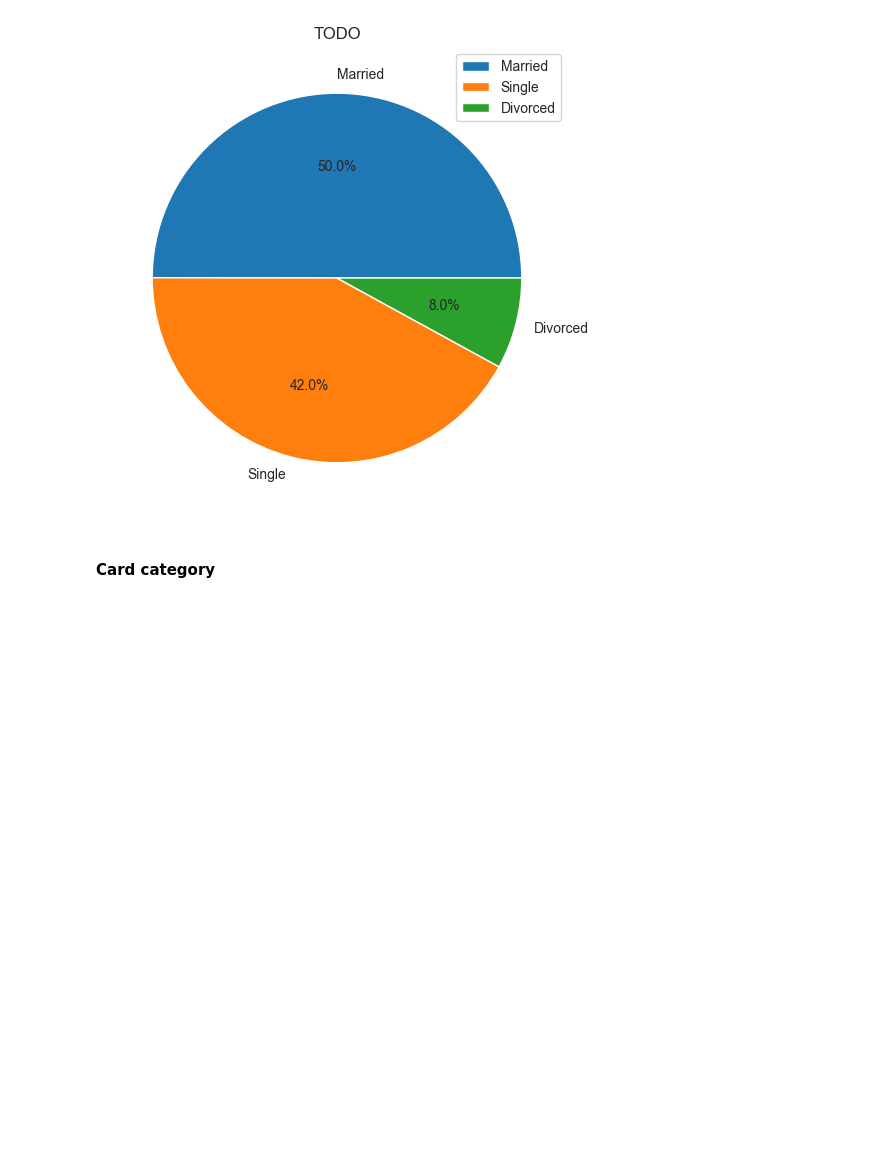
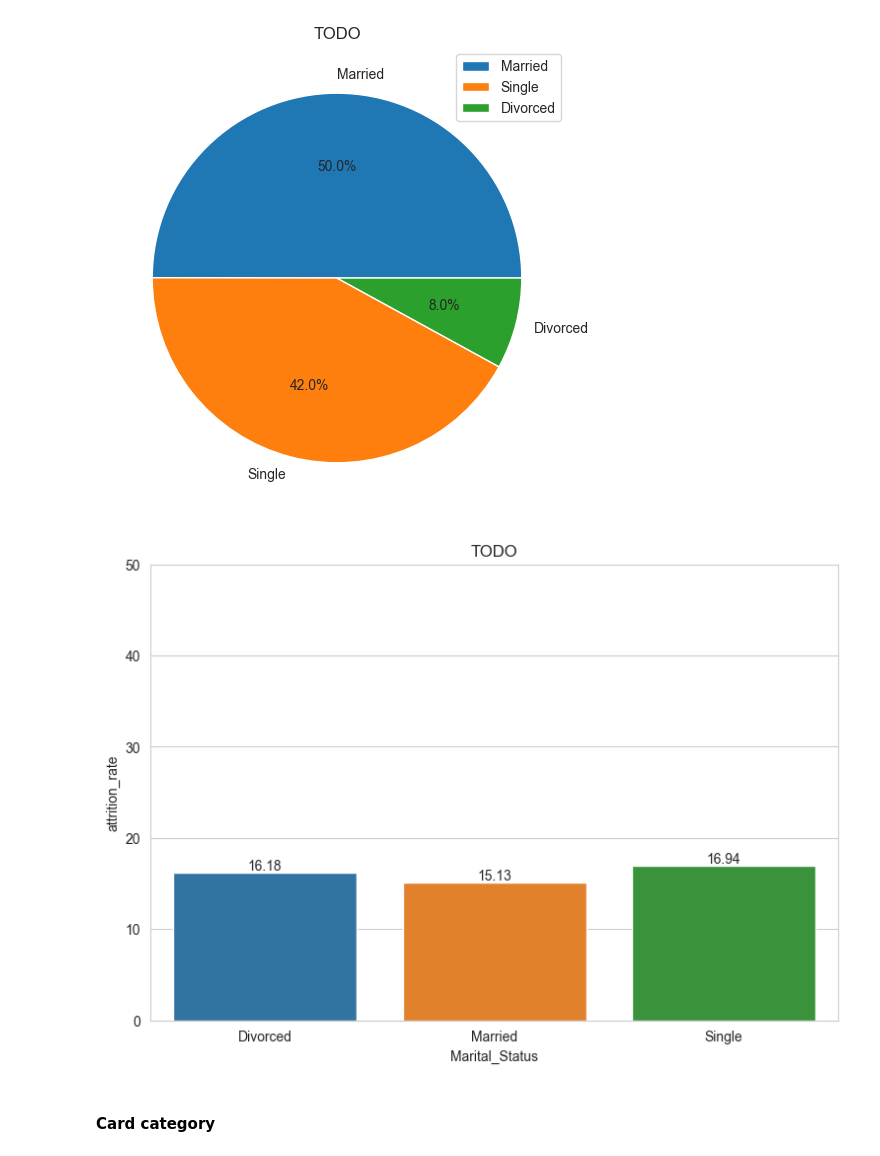
Before and after one commit to kasiadybcio/Credit_card, a Jupyter notebook: eda.ipynb, the cells around one changed output. Cells and saved outputs as stored; diff of their text form; code cells hidden in the pictures; blank space fills up the shorter version.

```diff
--- a/eda.ipynb
+++ b/eda.ipynb
@@ -272,6 +294,27 @@ plt.legend()
 plt.show()
 # %% [output]
 [figure]
+# %%
+sns.set_style("whitegrid",{'font_scale':'1.6'})
+plt.figure(figsize=(9, 6))
+ax = sns.barplot(
+data = (((data
+.groupby("Marital_Status")
+.agg({'Attrition_Flag':["count","sum"]})
+)['Attrition_Flag']
+.reset_index()
+)
+.assign(attrition_rate = lambda x: round(x['sum']/x['count'],4)*100)
+.rename(columns={"sum":"attrition_count"})),
+y = "attrition_rate",x = "Marital_Status", hue = 'Marital_Status', legend = False, errorbar = None
+)
+ax.set(ylim=(0, 50))
+for i in ax.containers:
+    ax.bar_label(i,)
+plt.title("TODO")
+plt.show()
+# %% [output]
+[figure, added]
 # %% [markdown]
 #### Card category
 # %%
```
Also changed, not shown: parts of 28 cells of this notebook.
